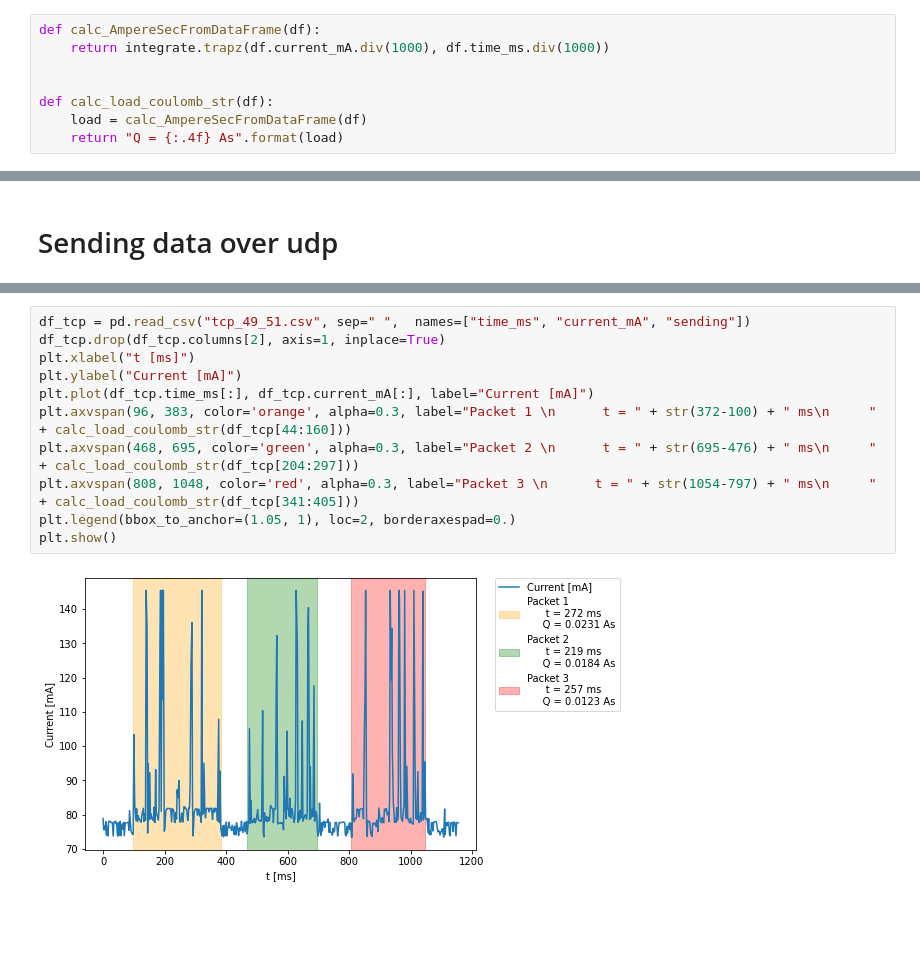
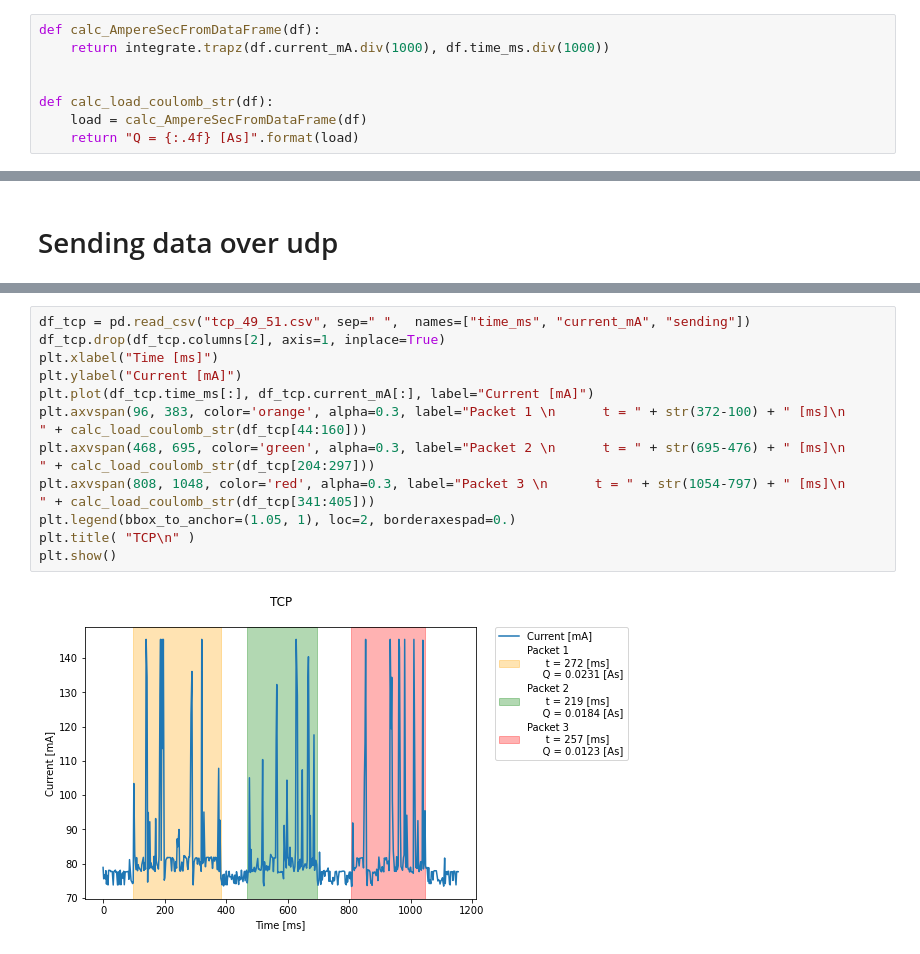
Before and after one commit to widmannthomas/dibse_integratives_gesamt_projekt, a Jupyter notebook: current_sensor/udp_tcp/udp_tcp_analysis.ipynb, the cells around one changed output, grey strips where cells are left out. Drawn from its saved outputs; the diff is of its cells as text; blank space fills up the shorter version.

```diff
--- a/current_sensor/udp_tcp/udp_tcp_analysis.ipynb
+++ b/current_sensor/udp_tcp/udp_tcp_analysis.ipynb
@@ -59,7 +71,7 @@ def calc_AmpereSecFromDataFrame(df):
 
 def calc_load_coulomb_str(df):
     load = calc_AmpereSecFromDataFrame(df)
-    return "Q = {:.4f} As".format(load)
+    return "Q = {:.4f} [As]".format(load)
 # %% [markdown]
 # Sending data over tcp
 # %%
@@ -87,16 +157,17 @@ plt.show()
 # %%
 df_tcp = pd.read_csv("tcp_49_51.csv", sep=" ",  names=["time_ms", "current_mA", "sending"])
 df_tcp.drop(df_tcp.columns[2], axis=1, inplace=True)
-plt.xlabel("t [ms]")
+plt.xlabel("Time [ms]")
 plt.ylabel("Current [mA]")
 plt.plot(df_tcp.time_ms[:], df_tcp.current_mA[:], label="Current [mA]")
-plt.axvspan(96, 383, color='orange', alpha=0.3, label="Packet 1 \n      t = " + str(372-100) + " ms\n     " + calc_load_coulomb_str(df_tcp[44:160]))
-plt.axvspan(468, 695, color='green', alpha=0.3, label="Packet 2 \n      t = " + str(695-476) + " ms\n     " + calc_load_coulomb_str(df_tcp[204:297]))
-plt.axvspan(808, 1048, color='red', alpha=0.3, label="Packet 3 \n      t = " + str(1054-797) + " ms\n     " + calc_load_coulomb_str(df_tcp[341:405]))
+plt.axvspan(96, 383, color='orange', alpha=0.3, label="Packet 1 \n      t = " + str(372-100) + " [ms]\n     " + calc_load_coulomb_str(df_tcp[44:160]))
+plt.axvspan(468, 695, color='green', alpha=0.3, label="Packet 2 \n      t = " + str(695-476) + " [ms]\n     " + calc_load_coulomb_str(df_tcp[204:297]))
+plt.axvspan(808, 1048, color='red', alpha=0.3, label="Packet 3 \n      t = " + str(1054-797) + " [ms]\n     " + calc_load_coulomb_str(df_tcp[341:405]))
 plt.legend(bbox_to_anchor=(1.05, 1), loc=2, borderaxespad=0.)
+plt.title( "TCP\n" )
 plt.show()
 # %% [output]
-[figure, old version]
+[figure, new version]
 # %%
 df_udp = pd.read_csv("udp_49_51.csv", sep=" ",  names=["time_ms", "current_mA", "is_sending"])
 df_udp.drop(df_udp.columns[2], axis=1, inplace=True)
```
Also changed, not shown: parts of 16 cells of this notebook, 22 other files.
